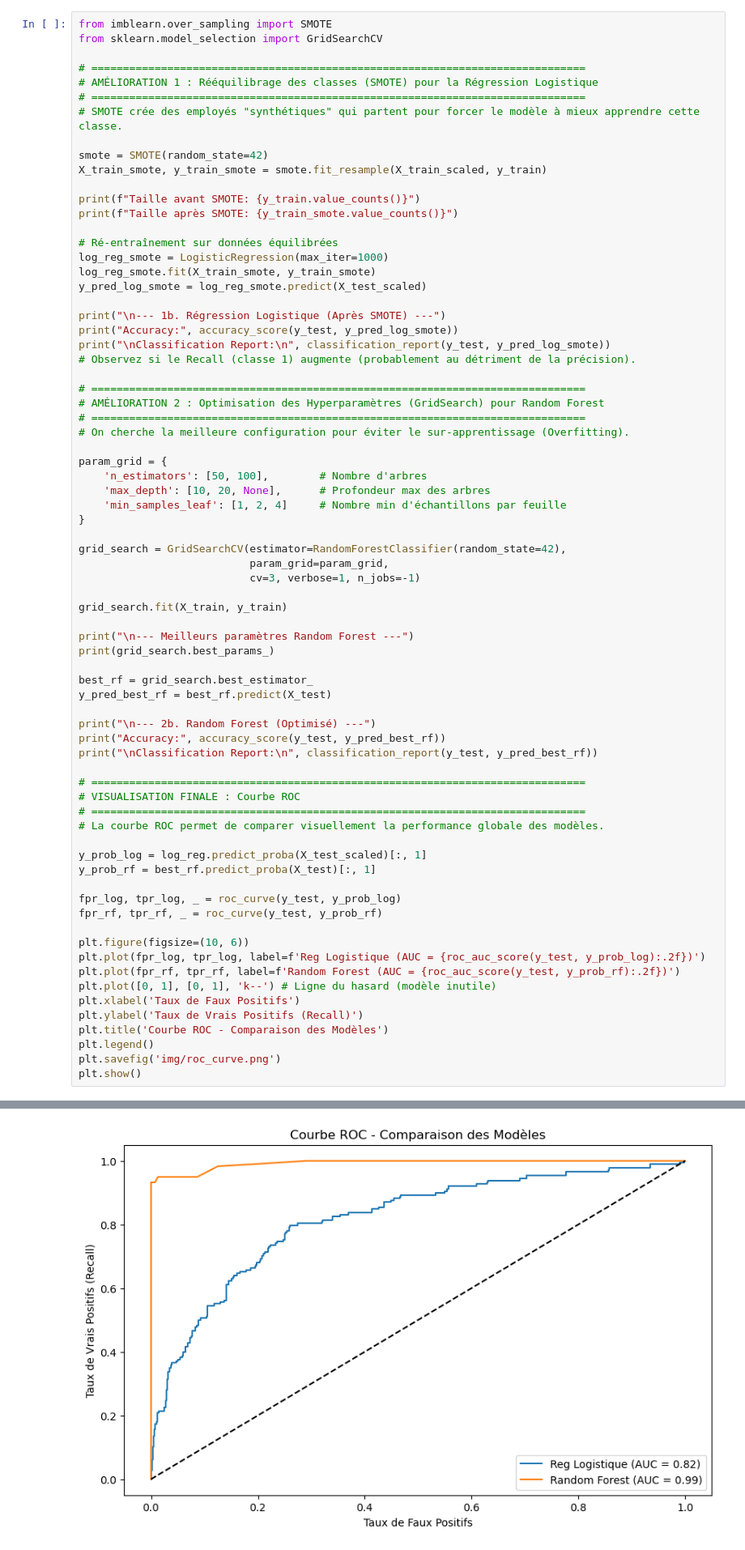
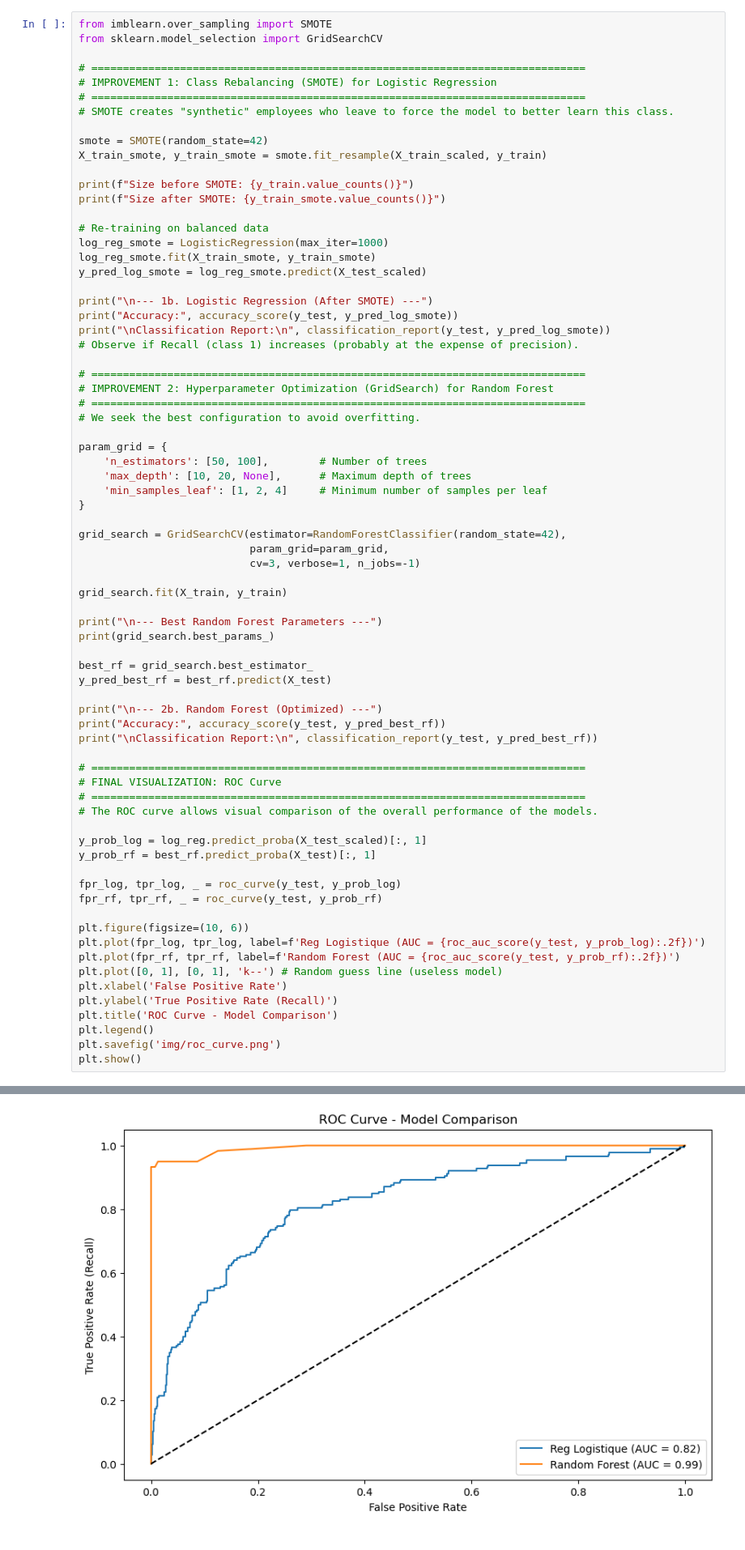
Before and after one commit to K3nt1/HumanForYou, a Jupyter notebook: TEST_ONE.ipynb, the cells around one changed output, grey strips where cells are left out. Shown at 81% size. Saved outputs shown, nothing was run; the diff lists cells and outputs as text.

```diff
--- a/TEST_ONE.ipynb
+++ b/TEST_ONE.ipynb
@@ -425,35 +424,35 @@ from imblearn.over_sampling import SMOTE
 from sklearn.model_selection import GridSearchCV
 
 # ==============================================================================
-# AMÉLIORATION 1 : Rééquilibrage des classes (SMOTE) pour la Régression Logistique
+# IMPROVEMENT 1: Class Rebalancing (SMOTE) for Logistic Regression
 # ==============================================================================
-# SMOTE crée des employés "synthétiques" qui partent pour forcer le modèle à mieux apprendre cette classe.
+# SMOTE creates "synthetic" employees who leave to force the model to better learn this class.
 
 smote = SMOTE(random_state=42)
 X_train_smote, y_train_smote = smote.fit_resample(X_train_scaled, y_train)
 
-print(f"Taille avant SMOTE: {y_train.value_counts()}")
-print(f"Taille après SMOTE: {y_train_smote.value_counts()}")
+print(f"Size before SMOTE: {y_train.value_counts()}")
+print(f"Size after SMOTE: {y_train_smote.value_counts()}")
 
-# Ré-entraînement sur données équilibrées
+# Re-training on balanced data
 log_reg_smote = LogisticRegression(max_iter=1000)
 log_reg_smote.fit(X_train_smote, y_train_smote)
 y_pred_log_smote = log_reg_smote.predict(X_test_scaled)
 
-print("\n--- 1b. Régression Logistique (Après SMOTE) ---")
+print("\n--- 1b. Logistic Regression (After SMOTE) ---")
 print("Accuracy:", accuracy_score(y_test, y_pred_log_smote))
 print("\nClassification Report:\n", classification_report(y_test, y_pred_log_smote))
-# Observez si le Recall (classe 1) augmente (probablement au détriment de la précision).
+# Observe if Recall (class 1) increases (probably at the expense of precision).
 
 # ==============================================================================
-# AMÉLIORATION 2 : Optimisation des Hyperparamètres (GridSearch) pour Random Forest
+# IMPROVEMENT 2: Hyperparameter Optimization (GridSearch) for Random Forest
 # ==============================================================================
-# On cherche la meilleure configuration pour éviter le sur-apprentissage (Overfitting).
+# We seek the best configuration to avoid overfitting.
 
 param_grid = {
-    'n_estimators': [50, 100],        # Nombre d'arbres
-    'max_depth': [10, 20, None],      # Profondeur max des arbres
-    'min_samples_leaf': [1, 2, 4]     # Nombre min d'échantillons par feuille
+    'n_estimators': [50, 100],        # Number of trees
+    'max_depth': [10, 20, None],      # Maximum depth of trees
+    'min_samples_leaf': [1, 2, 4]     # Minimum number of samples per leaf
 }
 
 grid_search = GridSearchCV(estimator=RandomForestClassifier(random_state=42),
@@ -462,20 +461,20 @@ grid_search = GridSearchCV(estimator=RandomForestClassifier(random_state=42),
 
 grid_search.fit(X_train, y_train)
 
-print("\n--- Meilleurs paramètres Random Forest ---")
+print("\n--- Best Random Forest Parameters ---")
 print(grid_search.best_params_)
 
 best_rf = grid_search.best_estimator_
 y_pred_best_rf = best_rf.predict(X_test)
 
-print("\n--- 2b. Random Forest (Optimisé) ---")
+print("\n--- 2b. Random Forest (Optimized) ---")
 print("Accuracy:", accuracy_score(y_test, y_pred_best_rf))
 print("\nClassification Report:\n", classification_report(y_test, y_pred_best_rf))
 
 # ==============================================================================
-# VISUALISATION FINALE : Courbe ROC
+# FINAL VISUALIZATION: ROC Curve
 # ==============================================================================
-# La courbe ROC permet de comparer visuellement la performance globale des modèles.
+# The ROC curve allows visual comparison of the overall performance of the models.
 
 y_prob_log = log_reg.predict_proba(X_test_scaled)[:, 1]
 y_prob_rf = best_rf.predict_proba(X_test)[:, 1]
@@ -486,10 +485,10 @@ fpr_rf, tpr_rf, _ = roc_curve(y_test, y_prob_rf)
 plt.figure(figsize=(10, 6))
 plt.plot(fpr_log, tpr_log, label=f'Reg Logistique (AUC = {roc_auc_score(y_test, y_prob_log):.2f})')
 plt.plot(fpr_rf, tpr_rf, label=f'Random Forest (AUC = {roc_auc_score(y_test, y_prob_rf):.2f})')
-plt.plot([0, 1], [0, 1], 'k--') # Ligne du hasard (modèle inutile)
-plt.xlabel('Taux de Faux Positifs')
-plt.ylabel('Taux de Vrais Positifs (Recall)')
-plt.title('Courbe ROC - Comparaison des Modèles')
+plt.plot([0, 1], [0, 1], 'k--') # Random guess line (useless model)
+plt.xlabel('False Positive Rate')
+plt.ylabel('True Positive Rate (Recall)')
+plt.title('ROC Curve - Model Comparison')
 plt.legend()
 plt.savefig('img/roc_curve.png')
 plt.show()
@@ -507,8 +506,8 @@ Name: count, dtype: int64
 Accuracy: 0.7552130553037172
 
 ... (23 lines left out)
 
     accuracy                           0.99      1103
    macro avg       0.99      0.96      0.98      1103
 weighted avg       0.99      0.99      0.99      1103
-[figure, old version]
+[figure, new version]
```
Also changed, not shown: parts of 3 cells of this notebook, 3 other files.
